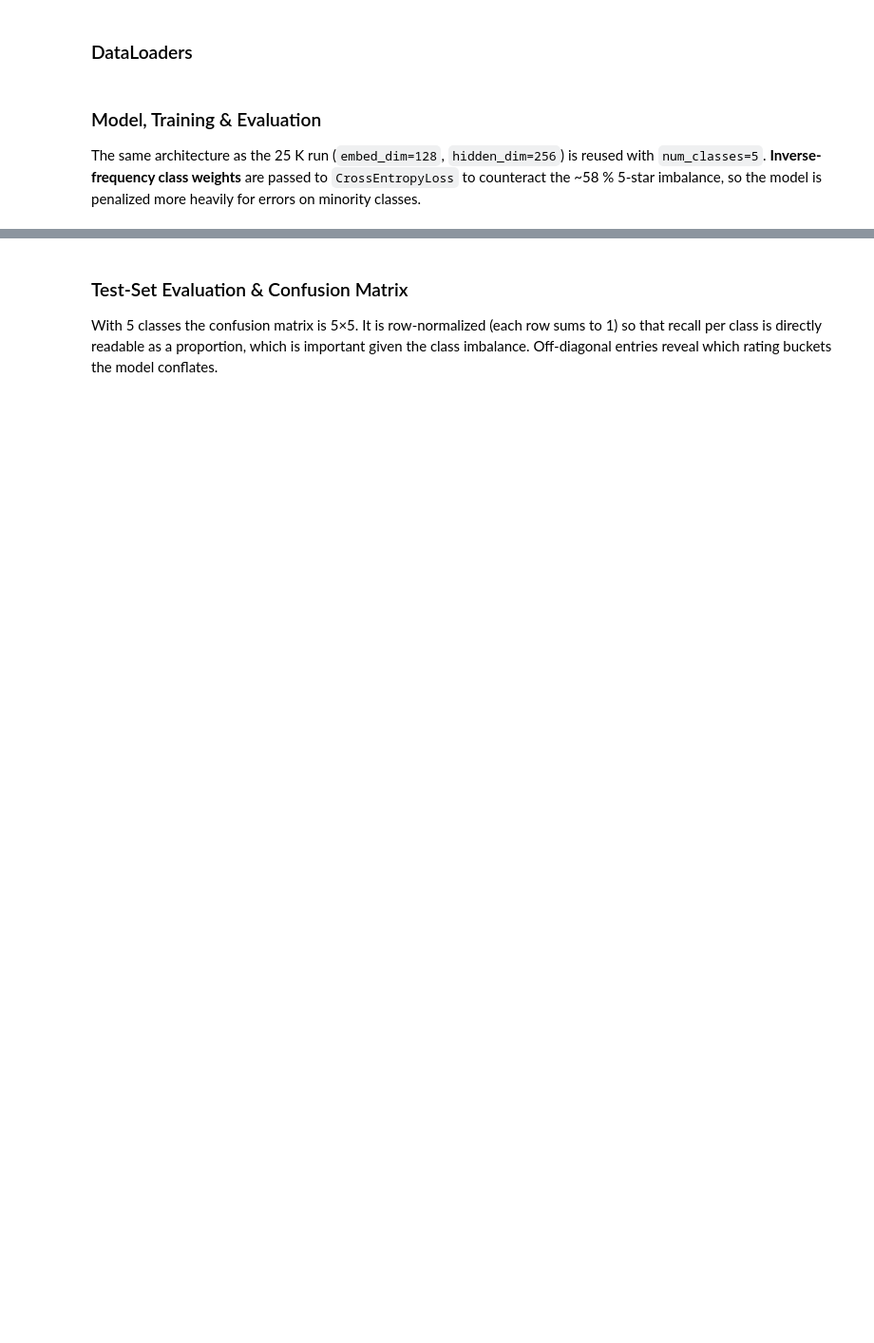
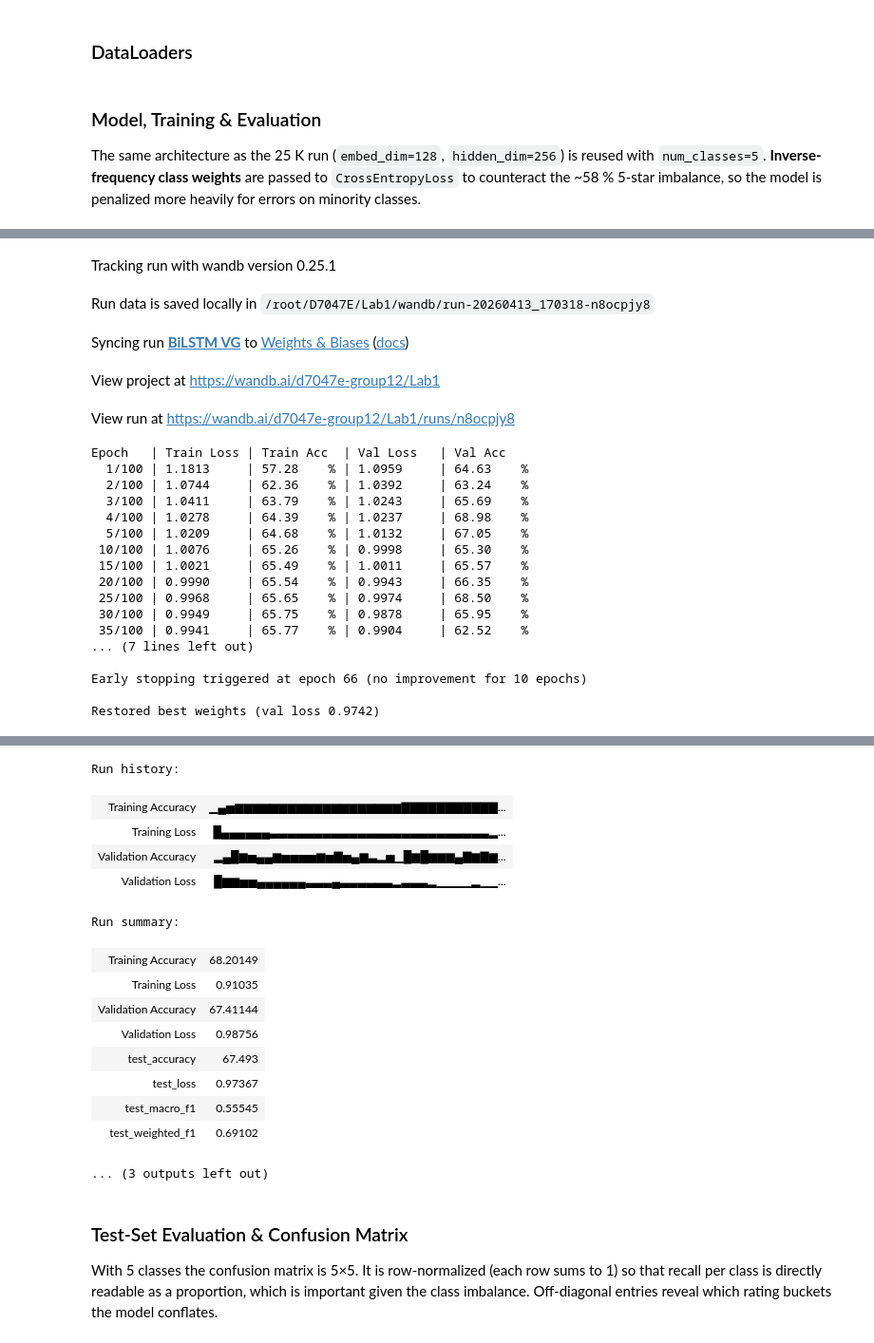
Before and after one commit to OscarEngelmark/D7047E, a Jupyter notebook: Lab1/src/Lab1_BiLSTM.ipynb, the cells around one changed output, grey strips where cells are left out. Shown at 95% size. Saved outputs shown, nothing was run; the diff lists cells and outputs as text; code cells hidden in the pictures; blank space fills up the shorter version.

```diff
--- a/Lab1/src/Lab1_BiLSTM.ipynb
+++ b/Lab1/src/Lab1_BiLSTM.ipynb
@@ -574,7 +652,7 @@ print(f'Sequence lengths — min: {min(lengths)}  median: {int(np.median(lengths
 ### DataLoaders
 # %%
 BATCH_SIZE  = 1024
-PIN_MEMORY  = True if torch.cuda.is_available() else False
+PIN_MEMORY  = torch.cuda.is_available()
 NUM_WORKERS = 16
 
 train_loader = DataLoader(
@@ -636,7 +714,7 @@ wandb_kwargs = dict(
     entity='d7047e-group12',
     project='Lab1',
     name='BiLSTM VG',
-    tags=['Task 1.2', 'BiLSTM', 'VG'],
+    tags=['Task 1.1', 'BiLSTM', 'VG'],
     dir=WANDB_DIR,
     config={
         'dataset':       'Video Games',
@@ -682,3 +760,4 @@ _ = save_bilstm_run(
     num_classes = 5,
     dropout     = DROPOUT,
 )
+# %% [output]
@@ -684,0 +765,22 @@ _ = save_bilstm_run(
+Tracking run with wandb version 0.25.1
+Run data is saved locally in /root/D7047E/Lab1/wandb/run-20260413_170318-n8ocpjy8
+Syncing run BiLSTM VG to Weights & Biases (docs)
+View project at https://wandb.ai/d7047e-group12/Lab1
+View run at https://wandb.ai/d7047e-group12/Lab1/runs/n8ocpjy8
+Epoch   | Train Loss | Train Acc  | Val Loss   | Val Acc
+  1/100 | 1.1813     | 57.28    % | 1.0959     | 64.63    %
+  2/100 | 1.0744     | 62.36    % | 1.0392     | 63.24    %
+  3/100 | 1.0411     | 63.79    % | 1.0243     | 65.69    %
+  4/100 | 1.0278     | 64.39    % | 1.0237     | 68.98    %
+  5/100 | 1.0209     | 64.68    % | 1.0132     | 67.05    %
+ 10/100 | 1.0076     | 65.26    % | 0.9998     | 65.30    %
+ 15/100 | 1.0021     | 65.49    % | 1.0011     | 65.57    %
+ 20/100 | 0.9990     | 65.54    % | 0.9943     | 66.35    %
+ 25/100 | 0.9968     | 65.65    % | 0.9974     | 68.50    %
+ 30/100 | 0.9949     | 65.75    % | 0.9878     | 65.95    %
+ 35/100 | 0.9941     | 65.77    % | 0.9904     | 62.52    %
+... (7 lines left out)
+
+Early stopping triggered at epoch 66 (no improvement for 10 epochs)
+
+Restored best weights (val loss 0.9742)
@@ -685,3 +788,18 @@ _ = save_bilstm_run(
+Run history:
+| Training Accuracy | ▁▄▅▆▆▆▆▆▆▆▆▆▆▆▆▆▆▆▆▆▆▆▇▇▇▇▇▇▇▇▇▇▇... |
+| Training Loss | █▄▄▄▄▄▄▃▃▃▃▃▃▃▃▃▃▃▃▃▃▃▃▃▃▃▃▃▃▃▃▃▂... |
+| Validation Accuracy | ▂▄█▆▅▄▄▆▅▅▅▅▆▅▇▅▄▆▃▂▅▁█▆█▆▆▆▄▇▆▇▆... |
+| Validation Loss | █▆▆▅▅▄▄▄▄▄▄▃▃▃▄▃▃▃▃▃▃▂▃▃▃▂▁▁▁▁▂▁▁... |
+Run summary:
+| Training Accuracy | 68.20149 |
+| Training Loss | 0.91035 |
+| Validation Accuracy | 67.41144 |
+| Validation Loss | 0.98756 |
+| test_accuracy | 67.493 |
+| test_loss | 0.97367 |
+| test_macro_f1 | 0.55545 |
+| test_weighted_f1 | 0.69102 |
+... (3 outputs left out)
 # %% [markdown]
 ### Test-Set Evaluation & Confusion Matrix
 
```
Also changed, not shown: parts of 19 cells of this notebook.
